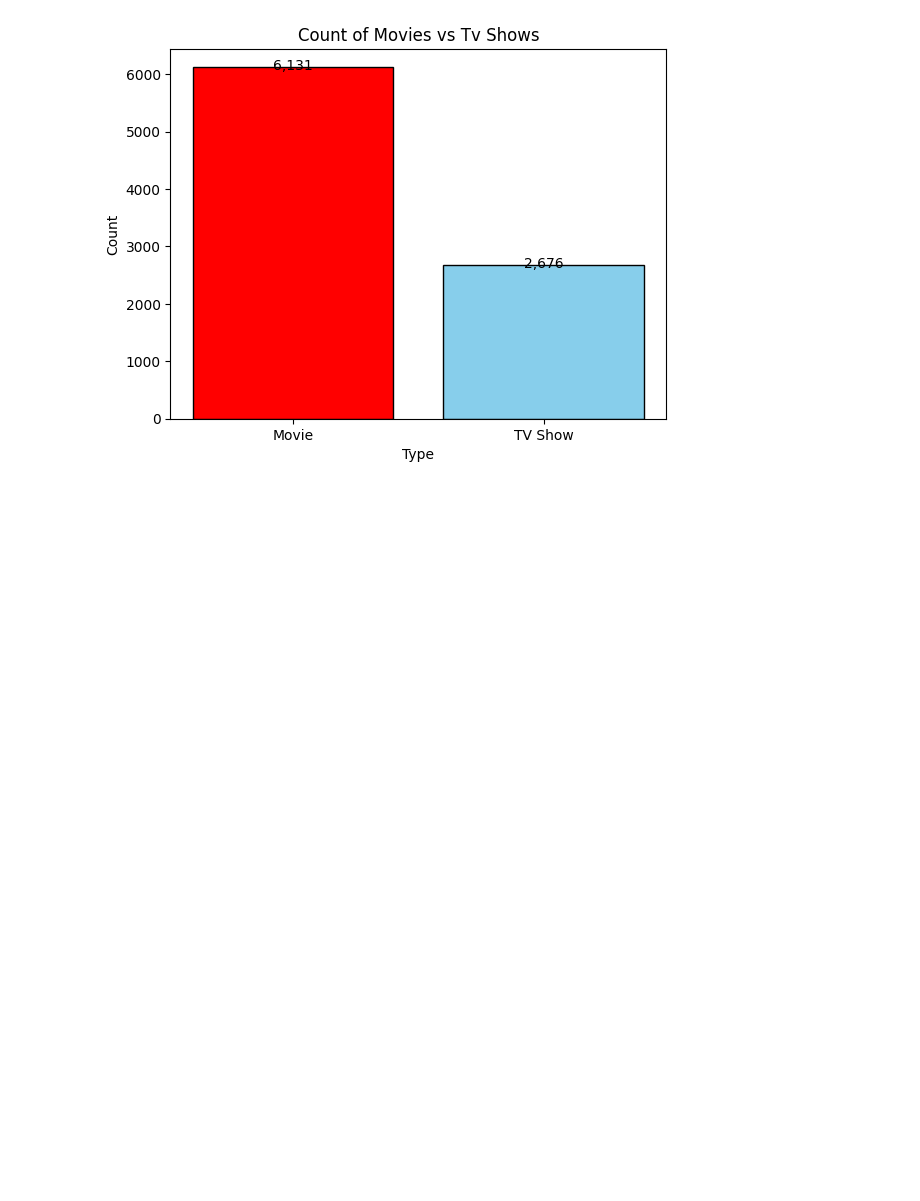
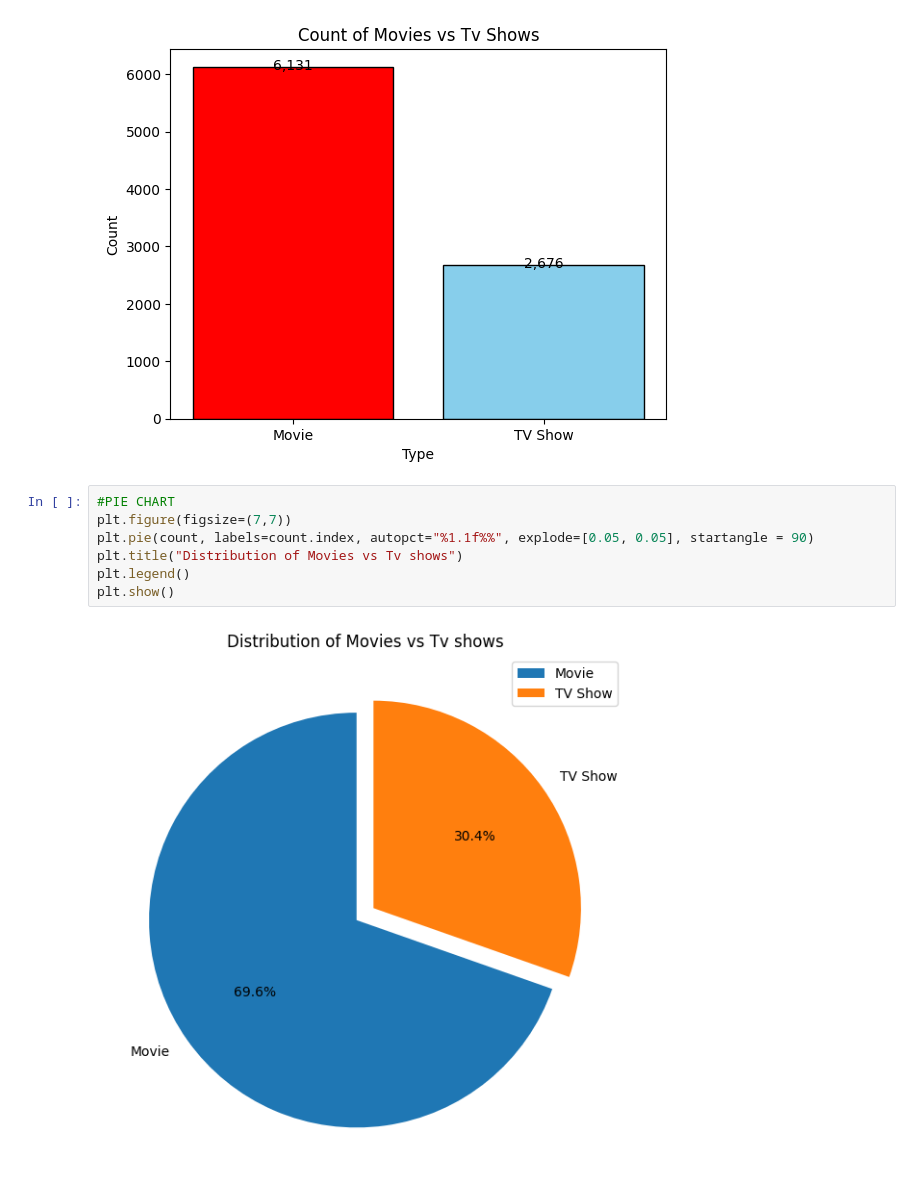
Before and after one commit to golkondarohith/Scikit-Learn, a Jupyter notebook: Visualization.ipynb, the cells around one changed output. Cells and saved outputs as stored; diff of their text form; blank space fills up the shorter version.

Commit message:
Visualized Percentage of content by type using Pie chart.

```diff
--- a/Visualization.ipynb
+++ b/Visualization.ipynb
@@ -45,3 +45,12 @@ for bar in bars:
 plt.show()
 # %% [output]
 [figure]
+# %%
+#PIE CHART
+plt.figure(figsize=(7,7))
+plt.pie(count, labels=count.index, autopct="%1.1f%%", explode=[0.05, 0.05], startangle = 90)
+plt.title("Distribution of Movies vs Tv shows")
+plt.legend()
+plt.show()
+# %% [output]
+[figure, added]
```
